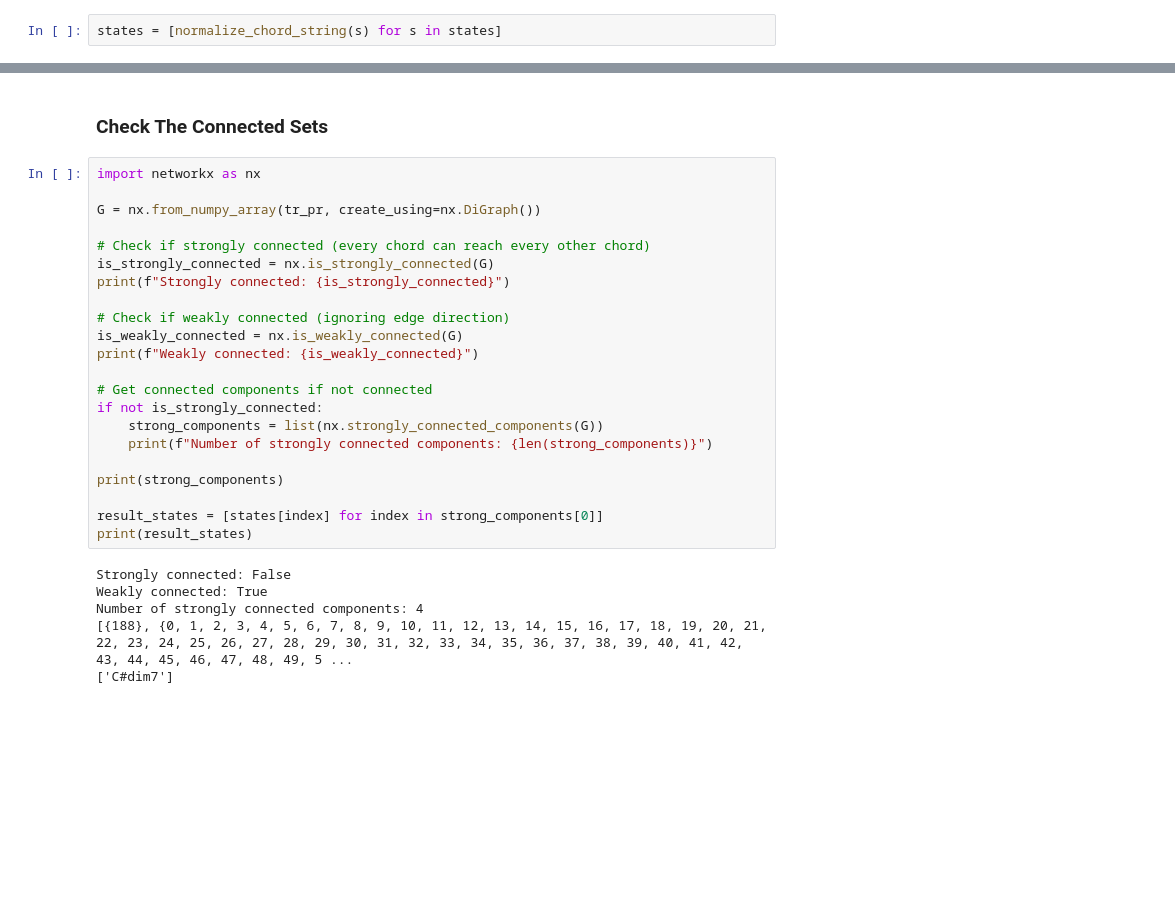
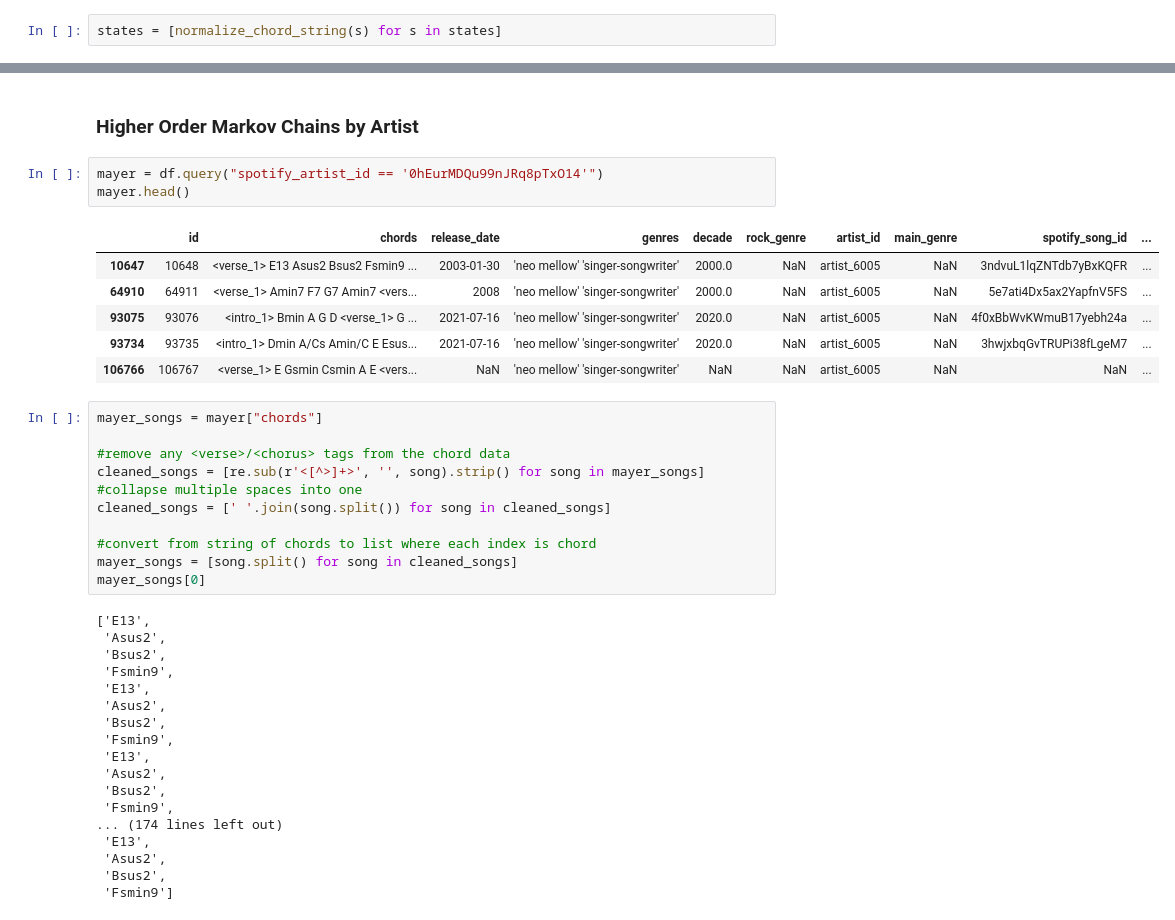
Before and after one commit to andersone17/MARKOV_MUSIC_GENERATOR, a Jupyter notebook: project1.ipynb, the cells around one changed output, grey strips where cells are left out. Saved outputs shown, nothing was run; the diff lists cells and outputs as text; blank space fills up the shorter version.

```diff
--- a/project1.ipynb
+++ b/project1.ipynb
@@ -265,31 +265,42 @@ Initial state: Dadd13
 [interactive output not drawn]
-# %% [markdown]
-### Check The Connected Sets
-# %%
-import networkx as nx
-
-G = nx.from_numpy_array(tr_pr, create_using=nx.DiGraph())
-
-# Check if strongly connected (every chord can reach every other chord)
-is_strongly_connected = nx.is_strongly_connected(G)
-print(f"Strongly connected: {is_strongly_connected}")
-
-# Check if weakly connected (ignoring edge direction)
-is_weakly_connected = nx.is_weakly_connected(G)
-print(f"Weakly connected: {is_weakly_connected}")
-
-# Get connected components if not connected
-if not is_strongly_connected:
-    strong_components = list(nx.strongly_connected_components(G))
-    print(f"Number of strongly connected components: {len(strong_components)}")
-
-print(strong_components)
-
-result_states = [states[index] for index in strong_components[0]]
-print(result_states)
-# %% [output]
-Strongly connected: False
-Weakly connected: True
-Number of strongly connected components: 4
-[{188}, {0, 1, 2, 3, 4, 5, 6, 7, 8, 9, 10, 11, 12, 13, 14, 15, 16, 17, 18, 19, 20, 21, 22, 23, 24, 25, 26, 27, 28, 29, 30, 31, 32, 33, 34, 35, 36, 37, 38, 39, 40, 41, 42, 43, 44, 45, 46, 47, 48, 49, 5 ...
-['C#dim7']
+# %% [markdown]
+### Higher Order Markov Chains by Artist
+# %%
+mayer = df.query("spotify_artist_id == '0hEurMDQu99nJRq8pTxO14'")
+mayer.head()
+# %% [output]
+|  | id | chords | release_date | genres | decade | rock_genre | artist_id | main_genre | spotify_song_id | ... |
+| 10647 | 10648 | <verse_1> E13 Asus2 Bsus2 Fsmin9 ... | 2003-01-30 | 'neo mellow' 'singer-songwriter' | 2000.0 | NaN | artist_6005 | NaN | 3ndvuL1lqZNTdb7yBxKQFR | ... |
+| 64910 | 64911 | <verse_1> Amin7 F7 G7 Amin7 <vers... | 2008 | 'neo mellow' 'singer-songwriter' | 2000.0 | NaN | artist_6005 | NaN | 5e7ati4Dx5ax2YapfnV5FS | ... |
+| 93075 | 93076 | <intro_1> Bmin A G D <verse_1> G ... | 2021-07-16 | 'neo mellow' 'singer-songwriter' | 2020.0 | NaN | artist_6005 | NaN | 4f0xBbWvKWmuB17yebh24a | ... |
+| 93734 | 93735 | <intro_1> Dmin A/Cs Amin/C E Esus... | 2021-07-16 | 'neo mellow' 'singer-songwriter' | 2020.0 | NaN | artist_6005 | NaN | 3hwjxbqGvTRUPi38fLgeM7 | ... |
+| 106766 | 106767 | <verse_1> E Gsmin Csmin A E <vers... | NaN | 'neo mellow' 'singer-songwriter' | NaN | NaN | artist_6005 | NaN | NaN | ... |
+# %%
+mayer_songs = mayer["chords"]
+
+#remove any <verse>/<chorus> tags from the chord data
+cleaned_songs = [re.sub(r'<[^>]+>', '', song).strip() for song in mayer_songs]
+#collapse multiple spaces into one
+cleaned_songs = [' '.join(song.split()) for song in cleaned_songs]
+
+#convert from string of chords to list where each index is chord
+mayer_songs = [song.split() for song in cleaned_songs]
+mayer_songs[0]
+# %% [output]
+['E13',
+ 'Asus2',
+ 'Bsus2',
+ 'Fsmin9',
+ 'E13',
+ 'Asus2',
+ 'Bsus2',
+ 'Fsmin9',
+ 'E13',
+ 'Asus2',
+ 'Bsus2',
+ 'Fsmin9',
+... (174 lines left out)
+ 'E13',
+ 'Asus2',
+ 'Bsus2',
+ 'Fsmin9']
```
Also changed, not shown: parts of 8 cells of this notebook.
